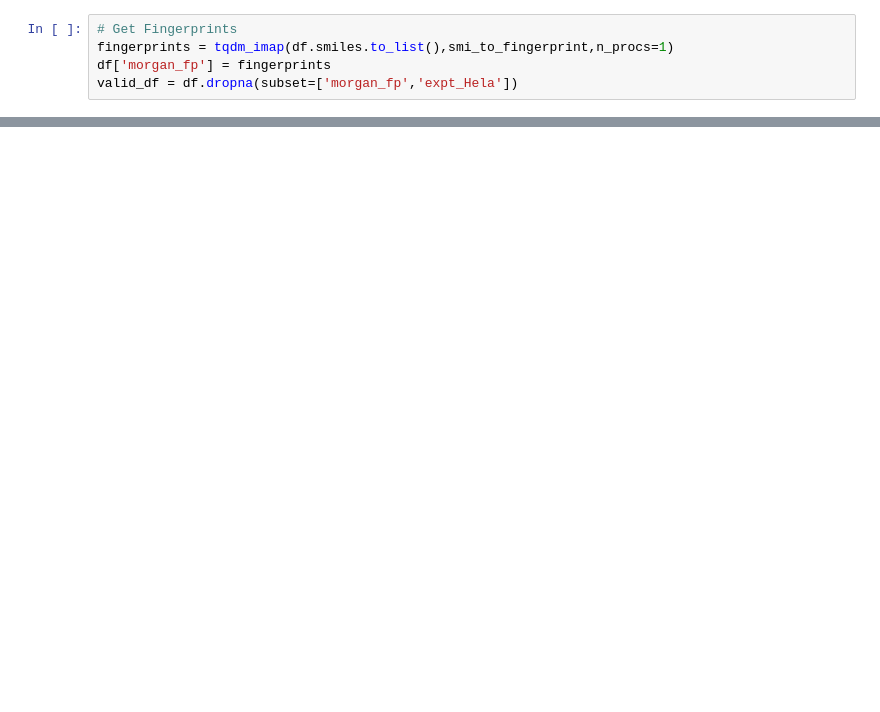
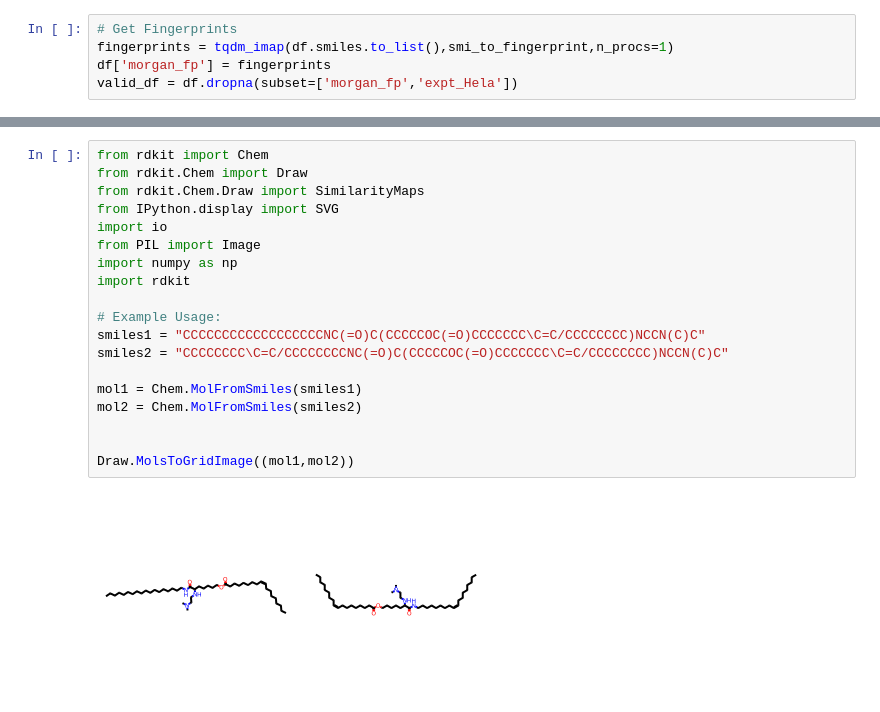
Before and after one commit to nate-russell/dev-kit, a Jupyter notebook: devkit/chemistry/LNP/agile_explore.ipynb, the cells around one changed output, grey strips where cells are left out. Drawn from its saved outputs; the diff is of its cells as text; blank space fills up the shorter version.

```diff
--- a/devkit/chemistry/LNP/agile_explore.ipynb
+++ b/devkit/chemistry/LNP/agile_explore.ipynb
@@ -294,0 +114,21 @@ ValueError: Depict error: Substructure match with reference not found.
+# %%
+from rdkit import Chem
+from rdkit.Chem import Draw
+from rdkit.Chem.Draw import SimilarityMaps
+from IPython.display import SVG
+import io
+from PIL import Image
+import numpy as np
+import rdkit
+
+# Example Usage:
+smiles1 = "CCCCCCCCCCCCCCCCCCNC(=O)C(CCCCCOC(=O)CCCCCCC\C=C/CCCCCCCC)NCCN(C)C"
+smiles2 = "CCCCCCCC\C=C/CCCCCCCCNC(=O)C(CCCCCOC(=O)CCCCCCC\C=C/CCCCCCCC)NCCN(C)C"
+
+mol1 = Chem.MolFromSmiles(smiles1)
+mol2 = Chem.MolFromSmiles(smiles2)
+
+
+Draw.MolsToGridImage((mol1,mol2))
+# %% [output]
+[figure, added]
```
Also changed, not shown: parts of 16 cells of this notebook.
